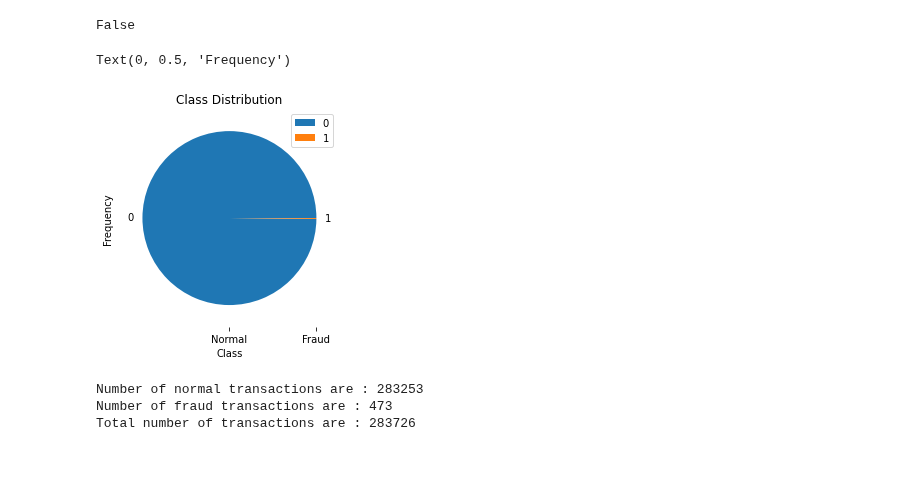
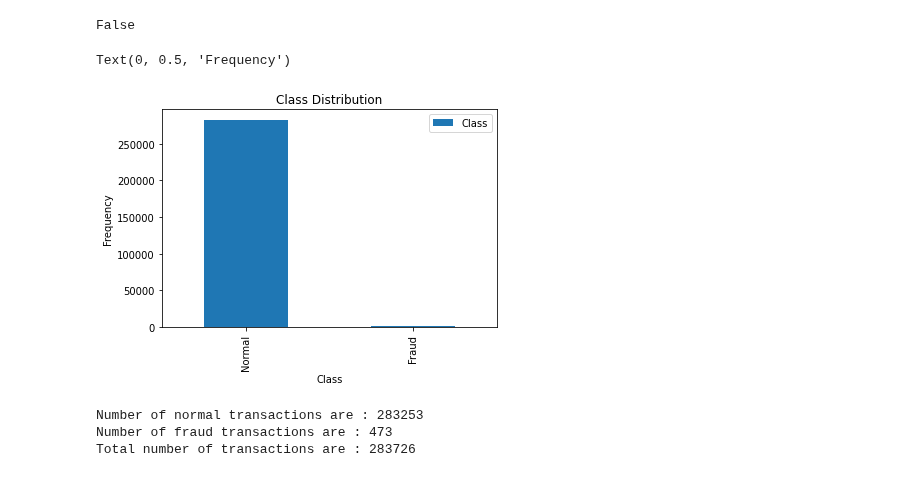
Before and after one commit to PHNPR/Credit-Card-Fraud-Detection, a Jupyter notebook: Credit Card Fraud.ipynb, the cells around one changed output. Saved outputs shown, nothing was run; the diff lists cells and outputs as text; code cells hidden in the pictures.

```diff
--- a/Credit Card Fraud.ipynb
+++ b/Credit Card Fraud.ipynb
@@ -55,16 +58,16 @@ data.isnull().values.any()
 # %% [output]
 False
 # %%
-# plotting a pie chart showing normal transactions and fraud transactions.
+# plotting a bar graph showing normal transactions and fraud transactions.
 count_classes = pd.value_counts(data['Class'], sort = True)
-count_classes.plot(kind= 'pie' , legend = True)
+count_classes.plot(kind= 'bar' , legend = True)
 plt.xticks(range(2),['Normal','Fraud'])
 plt.title('Class Distribution')
 plt.xlabel('Class')
 plt.ylabel('Frequency')
 # %% [output]
 Text(0, 0.5, 'Frequency')
-[figure, old version]
+[figure, new version]
 # %%
 # Finding the number of normal transactions and fraud transactions in the dataset.
 normal = data[data['Class'] == 0]
```
Also changed, not shown: parts of 15 cells of this notebook.
